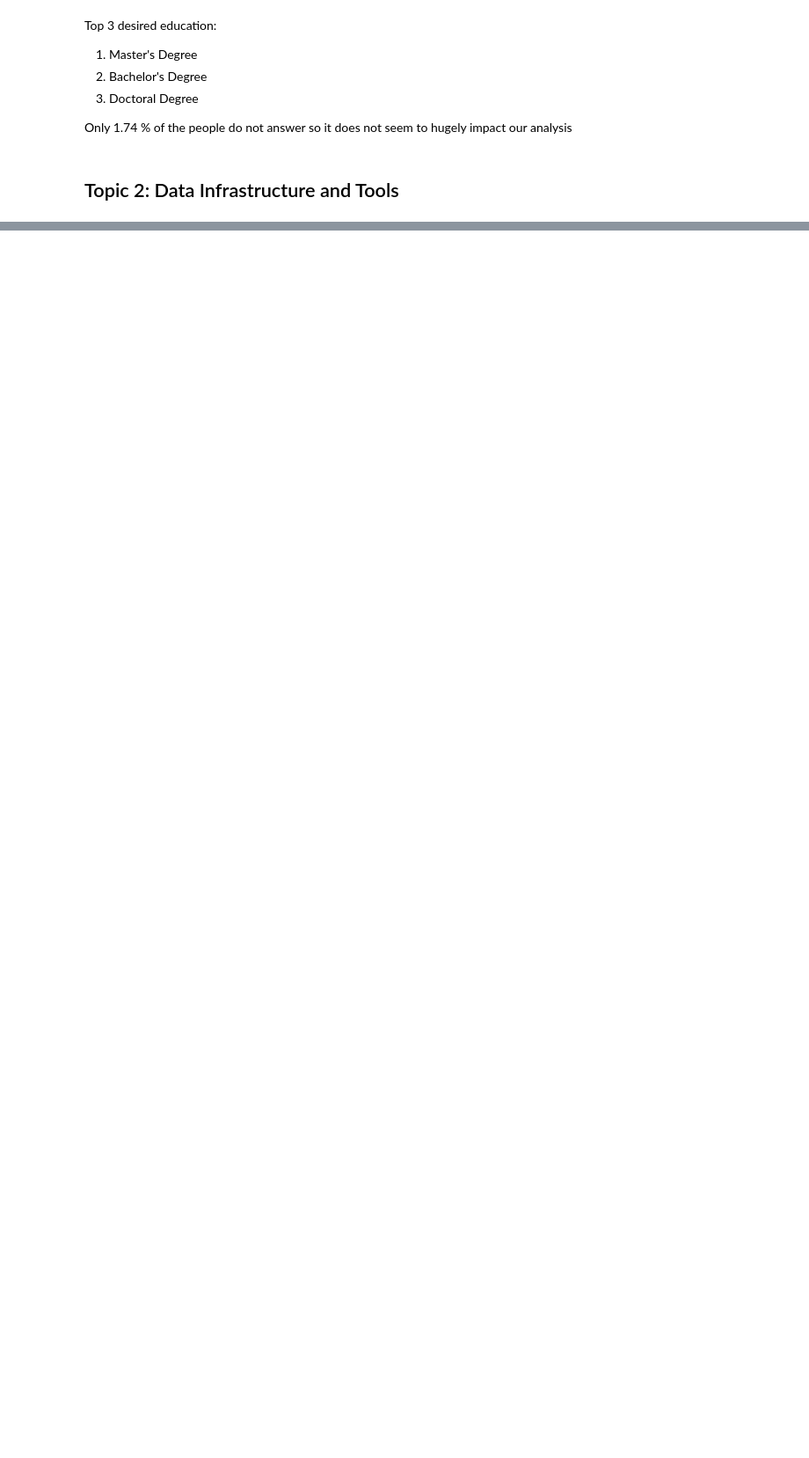
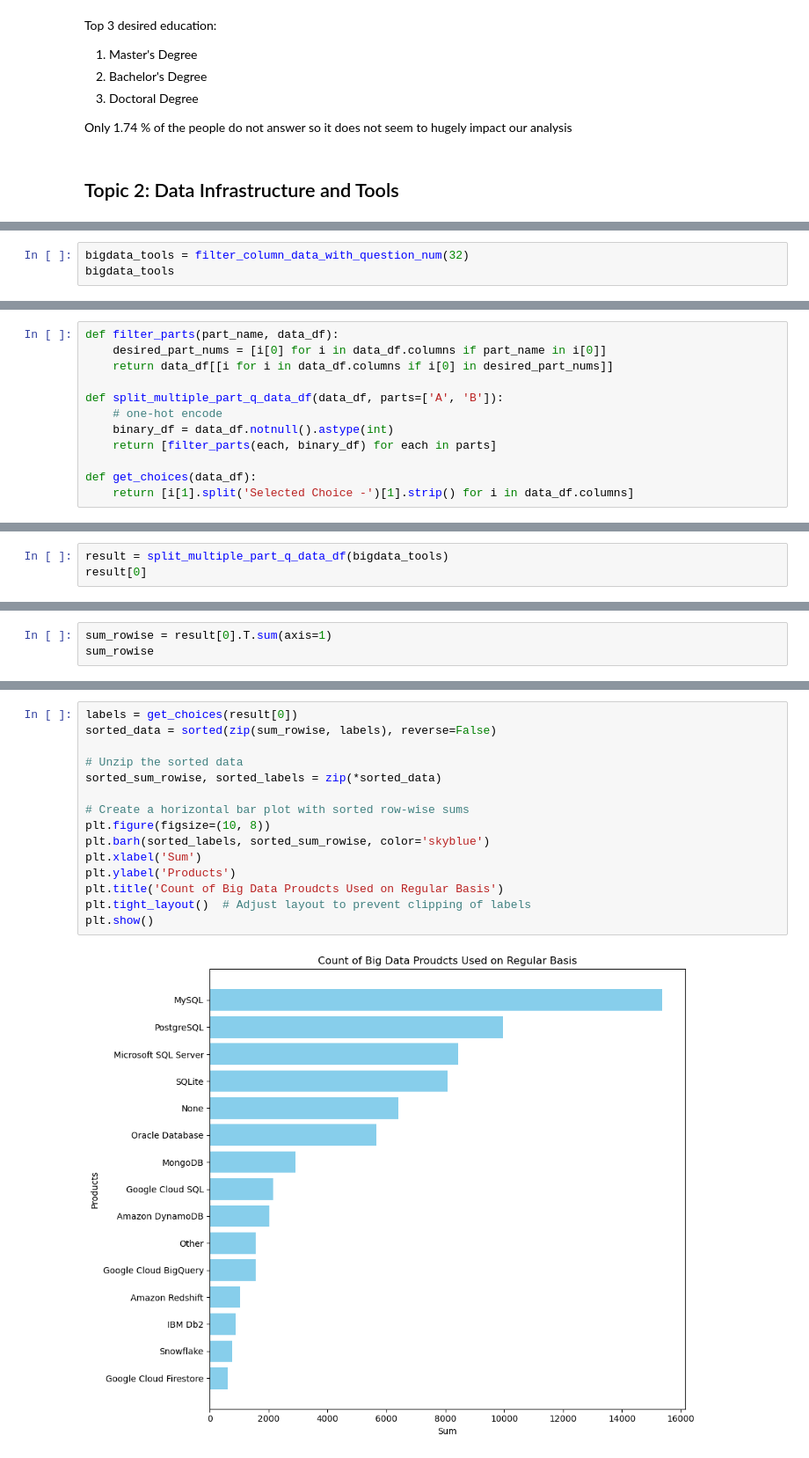
Before and after one commit to ya-min-thu/ML-Case-Studies, a Jupyter notebook: code/part1.ipynb, the cells around one changed output, grey strips where cells are left out. Shown at 88% size. Saved outputs shown, nothing was run; the diff lists cells and outputs as text; blank space fills up the shorter version.

Commit message:
create functions to evluate multiple option questions

```diff
--- a/code/part1.ipynb
+++ b/code/part1.ipynb
@@ -749,0 +751,3 @@ questionnaire[questionnaire['question_group'] == 'Data Infrastructure and Tools'
+# %%
+bigdata_tools = filter_column_data_with_question_num(32)
+bigdata_tools
@@ -749,0 +769,12 @@ questionnaire[questionnaire['question_group'] == 'Data Infrastructure and Tools'
+# %%
+def filter_parts(part_name, data_df):
+    desired_part_nums = [i[0] for i in data_df.columns if part_name in i[0]]
+    return data_df[[i for i in data_df.columns if i[0] in desired_part_nums]]
+
+def split_multiple_part_q_data_df(data_df, parts=['A', 'B']):
+    # one-hot encode
+    binary_df = data_df.notnull().astype(int)
+    return [filter_parts(each, binary_df) for each in parts]
+
+def get_choices(data_df):
+    return [i[1].split('Selected Choice -')[1].strip() for i in data_df.columns]
@@ -749,0 +799,3 @@ questionnaire[questionnaire['question_group'] == 'Data Infrastructure and Tools'
+# %%
+result = split_multiple_part_q_data_df(bigdata_tools)
+result[0]
@@ -749,0 +817,3 @@ questionnaire[questionnaire['question_group'] == 'Data Infrastructure and Tools'
+# %%
+sum_rowise = result[0].T.sum(axis=1)
+sum_rowise
@@ -749,0 +837,17 @@ questionnaire[questionnaire['question_group'] == 'Data Infrastructure and Tools'
+# %%
+labels = get_choices(result[0])
+sorted_data = sorted(zip(sum_rowise, labels), reverse=False)
+
+# Unzip the sorted data
+sorted_sum_rowise, sorted_labels = zip(*sorted_data)
+
+# Create a horizontal bar plot with sorted row-wise sums
+plt.figure(figsize=(10, 8))
+plt.barh(sorted_labels, sorted_sum_rowise, color='skyblue')
+plt.xlabel('Sum')
+plt.ylabel('Products')
+plt.title('Count of Big Data Proudcts Used on Regular Basis')
+plt.tight_layout()  # Adjust layout to prevent clipping of labels
+plt.show()
+# %% [output]
+[figure, added]
```
Also changed, not shown: parts of 10 cells of this notebook.
